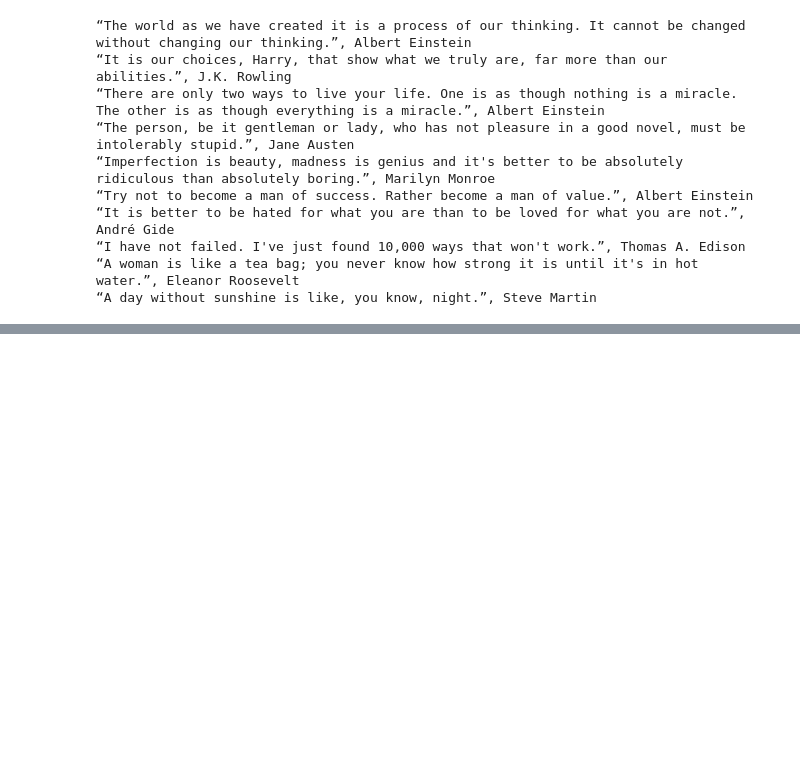
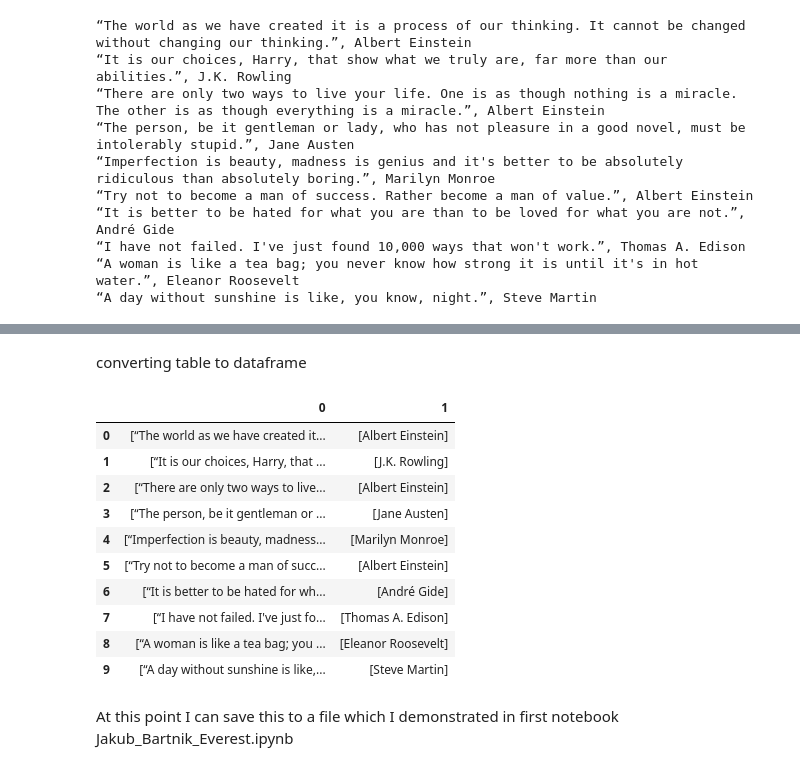
Before and after one commit to jakubbartnik/UCDPA_jakubbartnik, a Jupyter notebook: Web_scrapping_quotes.ipynb, the cells around one changed output, grey strips where cells are left out. Drawn from its saved outputs; the diff is of its cells as text; code cells hidden in the pictures; blank space fills up the shorter version.

```diff
--- a/Web_scrapping_quotes.ipynb
+++ b/Web_scrapping_quotes.ipynb
@@ -52,3 +36,6 @@ for quote, author in zip(quotes, authors):
 “I have not failed. I've just found 10,000 ways that won't work.”, Thomas A. Edison
 “A woman is like a tea bag; you never know how strong it is until it's in hot water.”, Eleanor Roosevelt
 “A day without sunshine is like, you know, night.”, Steve Martin
+# %%
+#adding it to numpy array
+table = np.array(list(zip(quotes, authors)))
@@ -54,0 +62,20 @@ for quote, author in zip(quotes, authors):
+# %% [markdown]
+converting table to dataframe
+# %%
+df = pd.DataFrame.from_records(table)
+# %%
+df.head(20)
+# %% [output]
+|  | 0 | 1 |
+| 0 | [“The world as we have created it... | [Albert Einstein] |
+| 1 | [“It is our choices, Harry, that ... | [J.K. Rowling] |
+| 2 | [“There are only two ways to live... | [Albert Einstein] |
+| 3 | [“The person, be it gentleman or ... | [Jane Austen] |
+| 4 | [“Imperfection is beauty, madness... | [Marilyn Monroe] |
+| 5 | [“Try not to become a man of succ... | [Albert Einstein] |
+| 6 | [“It is better to be hated for wh... | [André Gide] |
+| 7 | [“I have not failed. I've just fo... | [Thomas A. Edison] |
+| 8 | [“A woman is like a tea bag; you ... | [Eleanor Roosevelt] |
+| 9 | [“A day without sunshine is like,... | [Steve Martin] |
+# %% [markdown]
+At this point I can save this to a file which I demonstrated in first notebook Jakub_Bartnik_Everest.ipynb
```
Also changed, not shown: parts of 3 cells of this notebook, 1 other file.
